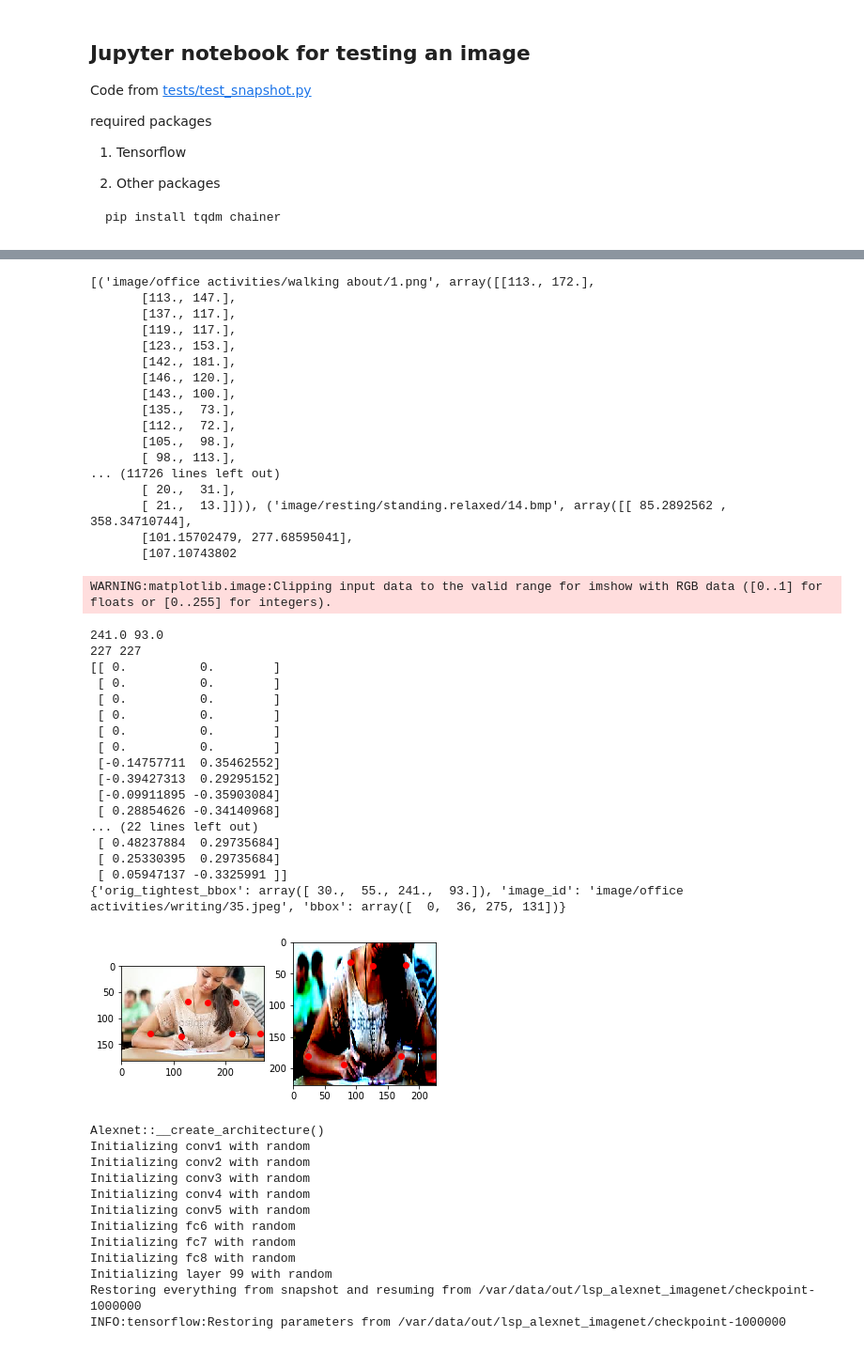
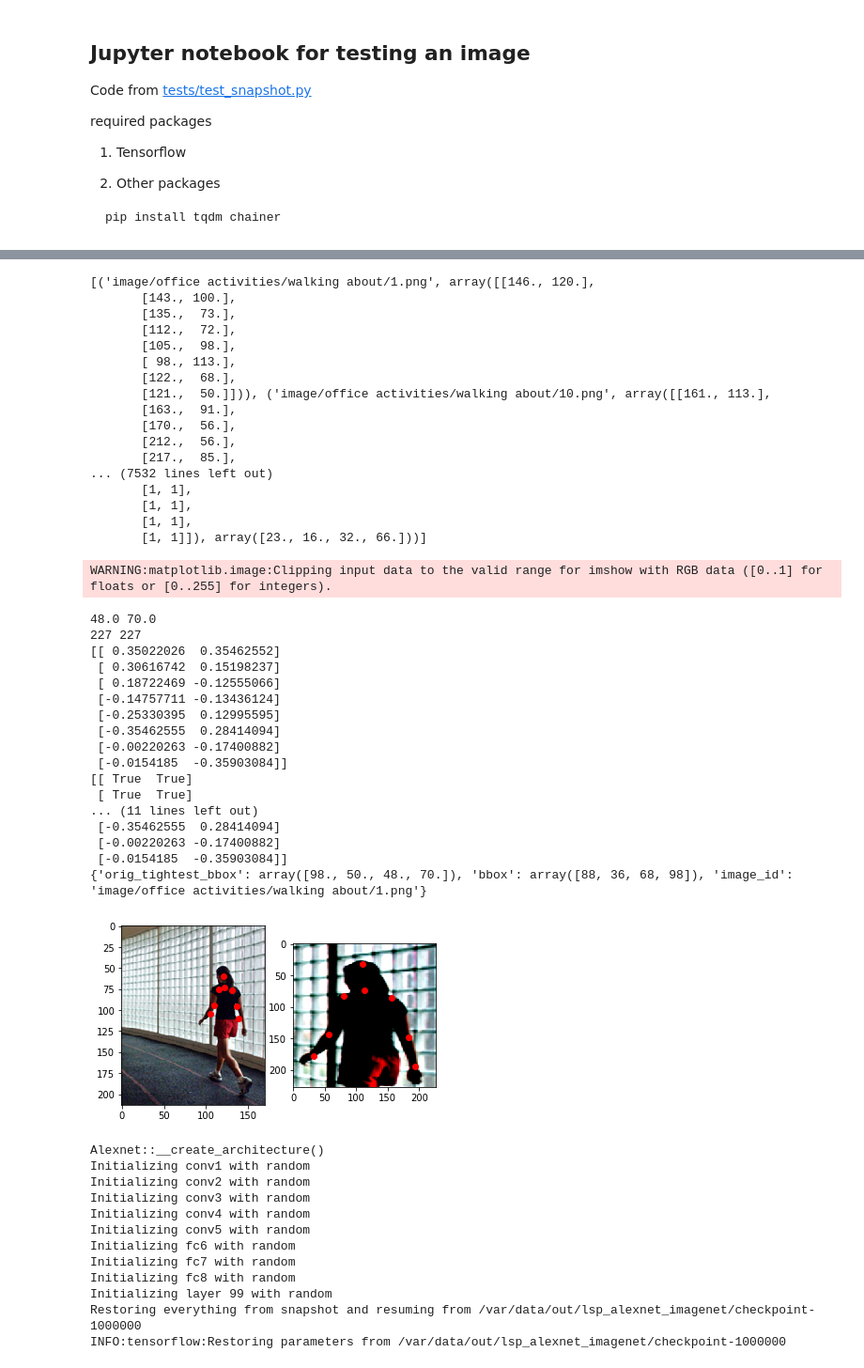
Before and after one commit to ys7yoo/deeppose_tf, a Jupyter notebook: testMET.ipynb, the cells around one changed output, grey strips where cells are left out. Shown at 94% size. Cells and saved outputs as stored; diff of their text form; code cells hidden in the pictures.

```diff
--- a/testMET.ipynb
+++ b/testMET.ipynb
@@ -30,9 +30,9 @@ from scripts.regressionnet import batch2feeds, calculate_metric
 
 
 # this was main function
-dataset_name = 'met'
+dataset_name = 'met-ub'
 
-if dataset_name not in ['met', 'lsp', 'mpii']:
+if dataset_name not in ['met', 'met-ub', 'lsp', 'mpii']:
     raise ValueError('Unknown dataset: {}'.format(dataset_name))
 
 if dataset_name == 'mpii':
@@ -55,6 +55,11 @@ elif dataset_name == 'met': # MET dataset
     IMG_PATH_PREFIX = os.path.join(config.MET_DATASET_ROOT)
     symmetric_joints = "[[8, 9], [7, 10], [6, 11], [2, 3], [1, 4], [0, 5]]"
     ignore_label = -1
+elif dataset_name == 'met-ub': # MET dataset with upper body
+    TEST_CV_FILEPATH = os.path.join(config.MET_DATASET_ROOT, 'activity_wo_ub.csv')
+    IMG_PATH_PREFIX = os.path.join(config.MET_DATASET_ROOT)
+    symmetric_joints = "[[8, 9], [7, 10], [6, 11], [2, 3], [1, 4], [0, 5]]"
+    ignore_label = -1
 else:
     pass
 
@@ -72,7 +77,8 @@ test_dataset = dataset.PoseDataset(
     coord_normalize=True,
     gcn=True,
     fname_index=0,
-    joint_index=1,
+    #joint_index=1, joint_index_end=29,
+    joint_index=13, joint_index_end=29,
     symmetric_joints=symmetric_joints,
     ignore_label=ignore_label,
     should_return_bbox=True,
@@ -254,23 +101,23 @@ image: /var/data/MET2/image/office activities/lifting.packing/packing/41.png, jo
 print(test_dataset.joints)
 print(test_dataset.info)
 # %% [output]
-[('image/office activities/walking about/1.png', array([[113., 172.],
-       [113., 147.],
-       [137., 117.],
-       [119., 117.],
-       [123., 153.],
-       [142., 181.],
-       [146., 120.],
+[('image/office activities/walking about/1.png', array([[146., 120.],
        [143., 100.],
        [135.,  73.],
        [112.,  72.],
        [105.,  98.],
        [ 98., 113.],
-... (11726 lines left out)
-       [ 20.,  31.],
-       [ 21.,  13.]])), ('image/resting/standing.relaxed/14.bmp', array([[ 85.2892562 , 358.34710744],
-       [101.15702479, 277.68595041],
-       [107.10743802
+       [122.,  68.],
+       [121.,  50.]])), ('image/office activities/walking about/10.png', array([[161., 113.],
+       [163.,  91.],
+       [170.,  56.],
+       [212.,  56.],
+       [217.,  85.],
+... (7532 lines left out)
+       [1, 1],
+       [1, 1],
+       [1, 1],
+       [1, 1]]), array([23., 16., 32., 66.]))]
 # %%
 # let's check images and joints are correctly loaded
 
@@ -278,7 +125,7 @@ from matplotlib import pyplot as plt
 %matplotlib inline
 
 imageIdx = 0   # this image has only upper body
-imageIdx = 89   # this image missis head top joint
+#imageIdx = 89   # this image missis head top joint
 #imageIdx = 101   # this image has only upper body
 img=test_dataset.get_original_image(imageIdx)
 
@@ -290,50 +137,50 @@ valid_joints = joints[is_valid_joints].reshape(-1,2)
 bbox=misc['orig_tightest_bbox']
 
 
 
 
 plt.subplot(121)
 plt.imshow(img[:,:,::-1])
 # plot joints
 offsetX = bbox[0]
 offsetY = bbox[1]
 W = bbox[2]#-bbox[0]
 H = bbox[3]#-bbox[1]
 print(W,H)
 plt.plot((valid_joints[:,0]+0.5)*W+offsetX, (valid_joints[:,1]+0.5)*H+offsetY,'or')
 
 plt.subplot(122)
 # plot joints
 plt.imshow(image[:,:,::-1])
 W = image.shape[0]
 H = image.shape[1]
 print(W,H)
 plt.plot((valid_joints[:,0]+0.5)*W, (valid_joints[:,1]+0.5)*H,'or')
 
 print(joints)
 print(is_valid_joints)   # NOT CORRECT!!!
 print(valid_joints)
 print(misc)
 # %% [output]
 WARNING:matplotlib.image:Clipping input data to the valid range for imshow with RGB data ([0..1] for floats or [0..255] for integers).
-241.0 93.0
+48.0 70.0
 227 227
-[[ 0.          0.        ]
- [ 0.          0.        ]
- [ 0.          0.        ]
- [ 0.          0.        ]
- [ 0.          0.        ]
- [ 0.          0.        ]
- [-0.14757711  0.35462552]
- [-0.39427313  0.29295152]
- [-0.09911895 -0.35903084]
- [ 0.28854626 -0.34140968]
-... (22 lines left out)
- [ 0.48237884  0.29735684]
- [ 0.25330395  0.29735684]
- [ 0.05947137 -0.3325991 ]]
-{'orig_tightest_bbox': array([ 30.,  55., 241.,  93.]), 'image_id': 'image/office activities/writing/35.jpeg', 'bbox': array([  0,  36, 275, 131])}
+[[ 0.35022026  0.35462552]
+ [ 0.30616742  0.15198237]
+ [ 0.18722469 -0.12555066]
+ [-0.14757711 -0.13436124]
+ [-0.25330395  0.12995595]
+ [-0.35462555  0.28414094]
+ [-0.00220263 -0.17400882]
+ [-0.0154185  -0.35903084]]
+[[ True  True]
+ [ True  True]
+... (11 lines left out)
+ [-0.35462555  0.28414094]
+ [-0.00220263 -0.17400882]
+ [-0.0154185  -0.35903084]]
+{'orig_tightest_bbox': array([98., 50., 48., 70.]), 'bbox': array([88, 36, 68, 98]), 'image_id': 'image/office activities/walking about/1.png'}
-[figure, old version]
+[figure, new version]
 # %%
 # load creat regressionnet and load weight from snapshot
 
```
Also changed, not shown: parts of 8 cells of this notebook.
